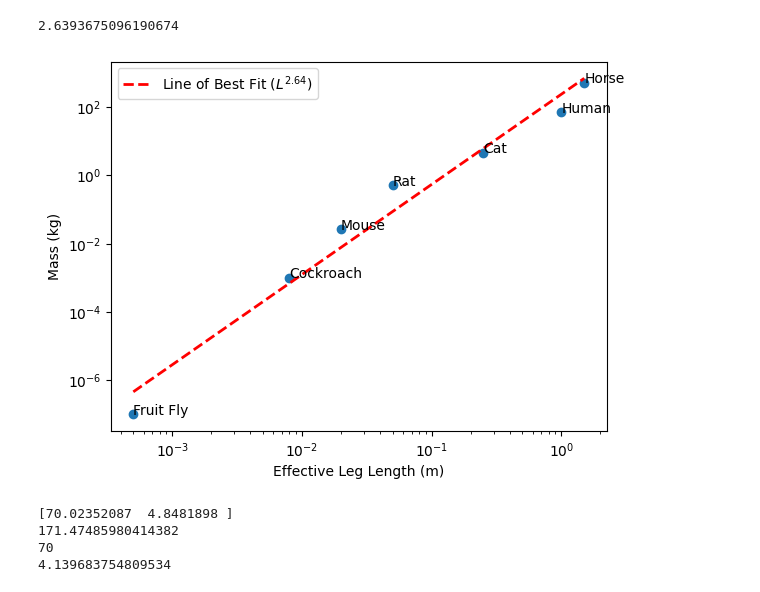
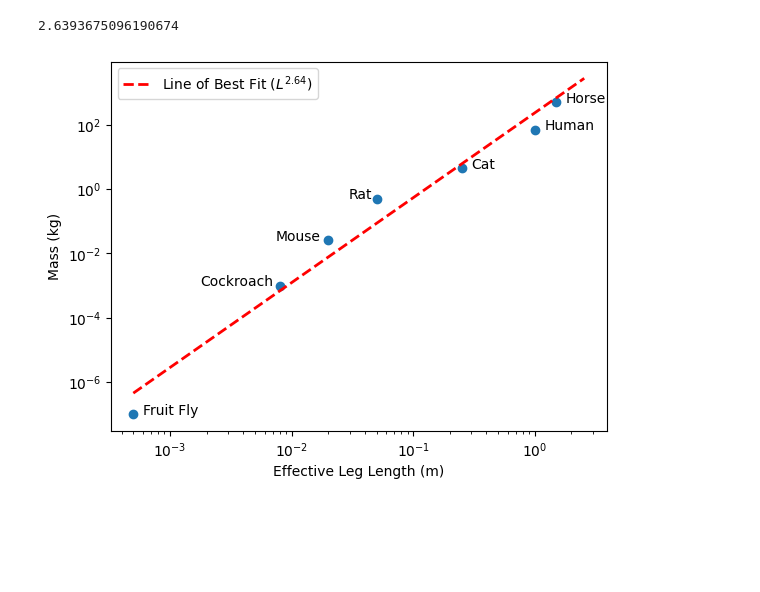
Before and after one commit to re3659/Perturbation-Analysis-Model, a Jupyter notebook: Working_model.ipynb, the cells around one changed output. Drawn from its saved outputs; the diff is of its cells as text; code cells hidden in the pictures; blank space fills up the shorter version.

```diff
--- a/Working_model.ipynb
+++ b/Working_model.ipynb
@@ -1461,59 +1121,52 @@ plt.show()
 # %%
-# Code set aside for simply scaling certain things
-Mi = [500, 70, 4.5, 0.500, 0.026, 0.001, 1e-7]
-num = [2, 1, 2, 2, 2, 3, 3]
-Li = [1.5, 1, 0.25, 0.05, 0.02, 0.008, 0.0005]
+# Code for scaling mass with leg length
+
+Mi = [500, 70, 4.5, 0.500, 0.026, 0.001, 1e-7]  # Model masses
+num = [2, 1, 2, 2, 2, 3, 3]  # Model number of sets of legs
+Li = [1.5, 1, 0.25, 0.05, 0.02, 0.008, 0.0005]  # Model leg lengths
 Length, Mass = [], []
-number = [0, 1, 2, 3, 4, 5, 6]
-# number = [1, 6]
+number = [0, 1, 2, 3, 4, 5, 6]  # Models used for scaling
+
+# Uncomment the line of code below to see how number of legs scales with leg length
+# Mi = num
 
 for i in number:
     Length.append(Li[i])
     Mass.append(Mi[i])
 
 
 def testfit(x, a, b):
     return a * x**b
 
 
-# Scale mass
-n = 1
+# Plot mass vs leg length
 fig = plt.figure()
 ax = fig.add_subplot()
-x_line = np.linspace(min(Length), max(Length))
-# ax.scatter(np.log10(Length), np.log10(Mass))
+x_line = np.linspace(min(Length), max(Length) * 1.7)
 ax.scatter(Length, Mass)
 fit = np.polyfit(np.log10(Length), np.log10(Mass), 1)
+
+# Print mass scaling
 print(fit[0])
-# ax.plot(x_line, line(x_line, fit[0], fit[1]), label="Found Fit", linewidth=2)
+
 ax.plot(
     x_line,
     reverseLog(np.log10(x_line), fit[0], fit[1]),
     color="red",
     label=r"Line of Best Fit ($L^{2.64}$)",
     ls="--",
     linewidth=2,
 )
+x = [1.2, 1.2, 1.2, 1 / 1.7, 1 / 2.7, 1 / 4.5, 1.2]
 plt.xlabel("Effective Leg Length (m)")
 plt.ylabel("Mass (kg)")
 ax.set_xscale("log")
 ax.set_yscale("log")
 for i, txt in enumerate(name):
-    ax.annotate(txt, (Li[i], Mass[i]))
+    ax.annotate(txt, (Li[i] * x[i], Mass[i]))
     arrowprops = dict(facecolor="black", shrink=0.05)
 plt.legend()
 plt.show()
-
-b, cov = curve_fit(testfit, Length, Mass)
-print(b)
-print(Mass[0] * (Length[n] / Length[0]) ** fit[0])
-print(Mass[n])
-# print(2.82 + fit[0])
-print(2.64 * 0.5 + 1 + (1 + fit[0]) * 0.5)
 # %% [output]
 2.6393675096190674
-[figure, old version]
+[figure, new version]
-[70.02352087  4.8481898 ]
-171.47485980414382
-70
-4.139683754809534
```
Also changed, not shown: parts of 6 cells of this notebook.
